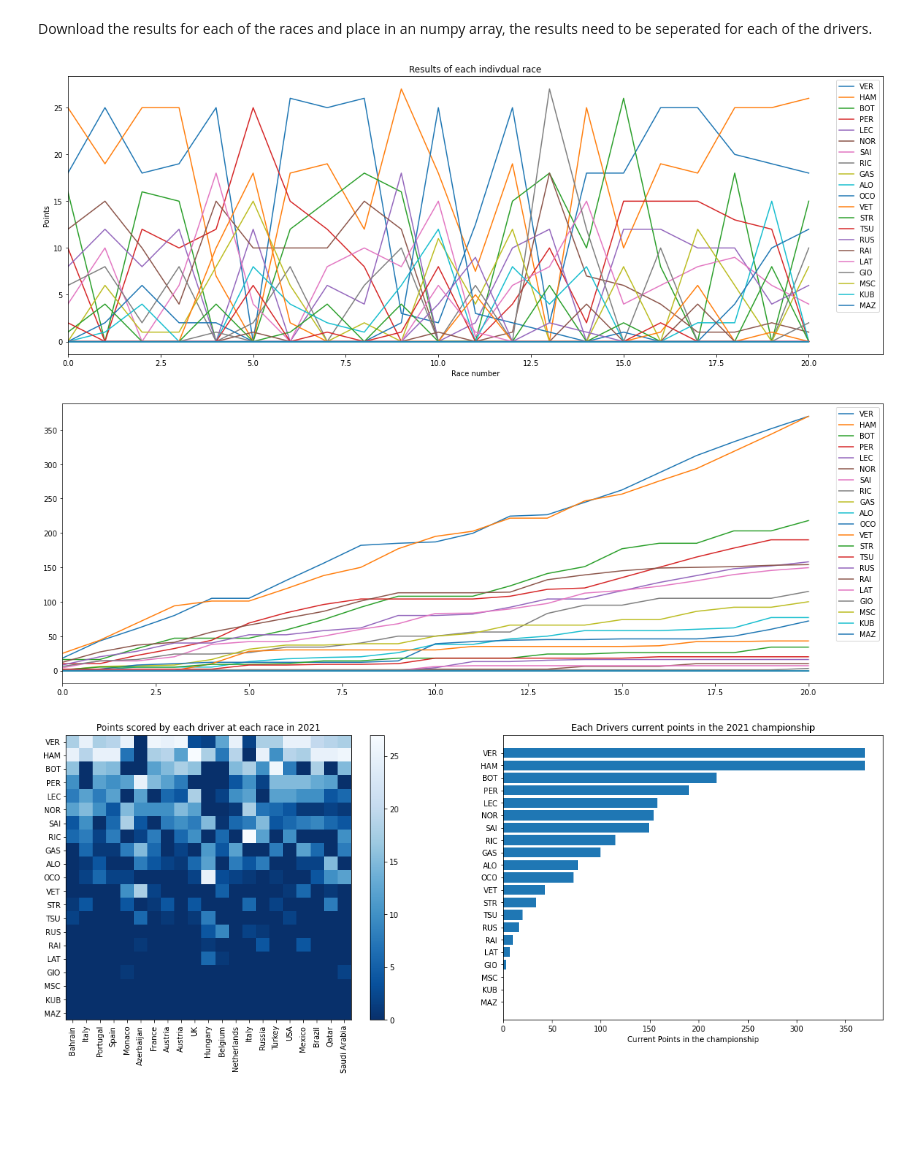
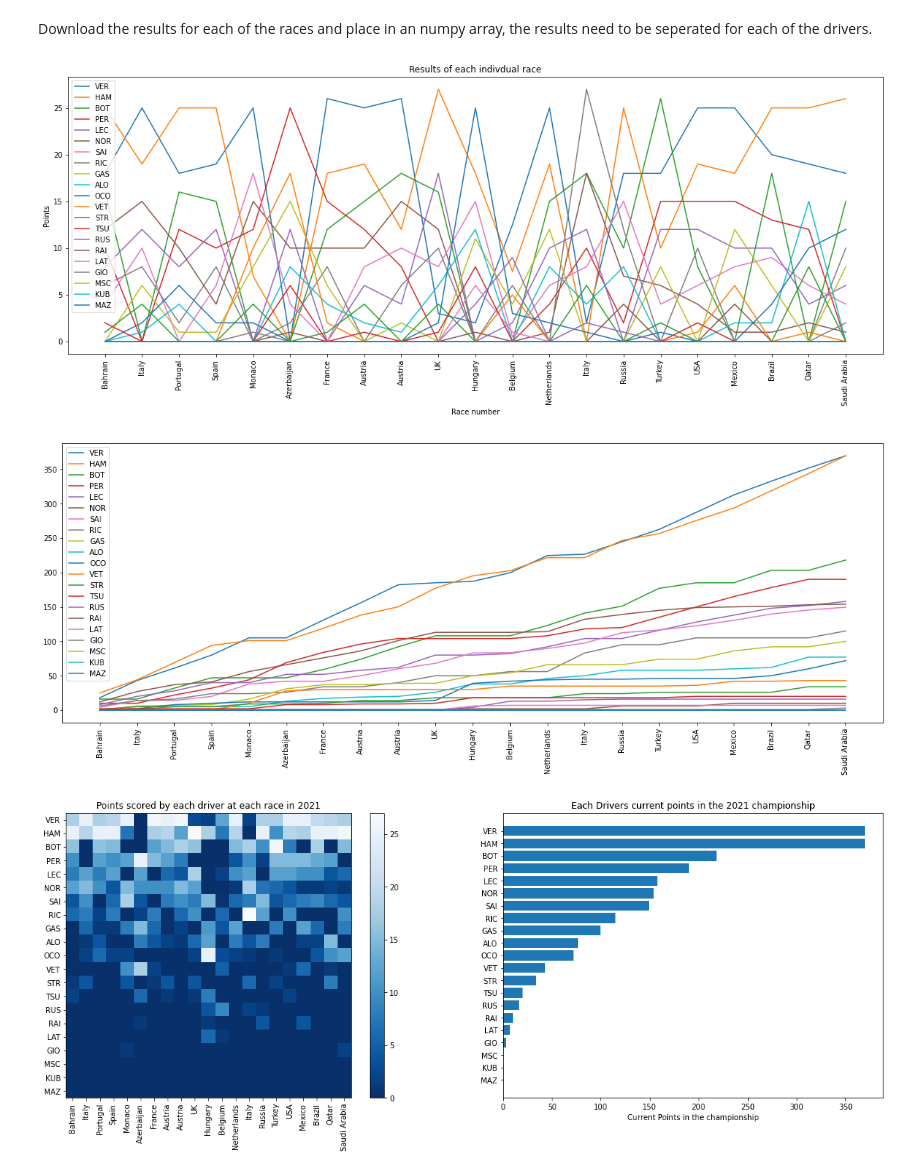
Before and after one commit to jjhorton/F1Data, a Jupyter notebook: F1Championship2021.ipynb, the cells around one changed output. Drawn from its saved outputs; the diff is of its cells as text; code cells hidden in the pictures; blank space fills up the shorter version.

Commit message:
Add race name ticks instead of numbers

```diff
--- a/F1Championship2021.ipynb
+++ b/F1Championship2021.ipynb
@@ -61,22 +61,23 @@ for race_count in range(total_races):
 # %%
 plt.plot(race_points)
 plt.ylabel("Points")
 plt.xlabel("Race number")
 plt.legend(driver)
-plt.xlim([0,22])
+tick_circuit = np.arange(len(circuits))
+plt.xticks(tick_circuit, circuits, rotation=90)
 plt.title("Results of each indivdual race")
 plt.show()
 # %% [output]
-[figure, old version]
+[figure, new version]
 # %%
 plt.plot(race_total)
 plt.legend(driver)
-plt.xlim([0,22])
+plt.xticks(tick_circuit, circuits, rotation=90)
 plt.grid = True
 plt.gridline = True
 plt.show()
 # %% [output]
-[figure, old version]
+[figure, new version]
 # %%
 plt.subplot(1,2,1)
 plt.imshow(np.flip(np.rot90(race_points, k=3),axis=1), interpolation='nearest', cmap=plt.cm.Blues_r)
```
